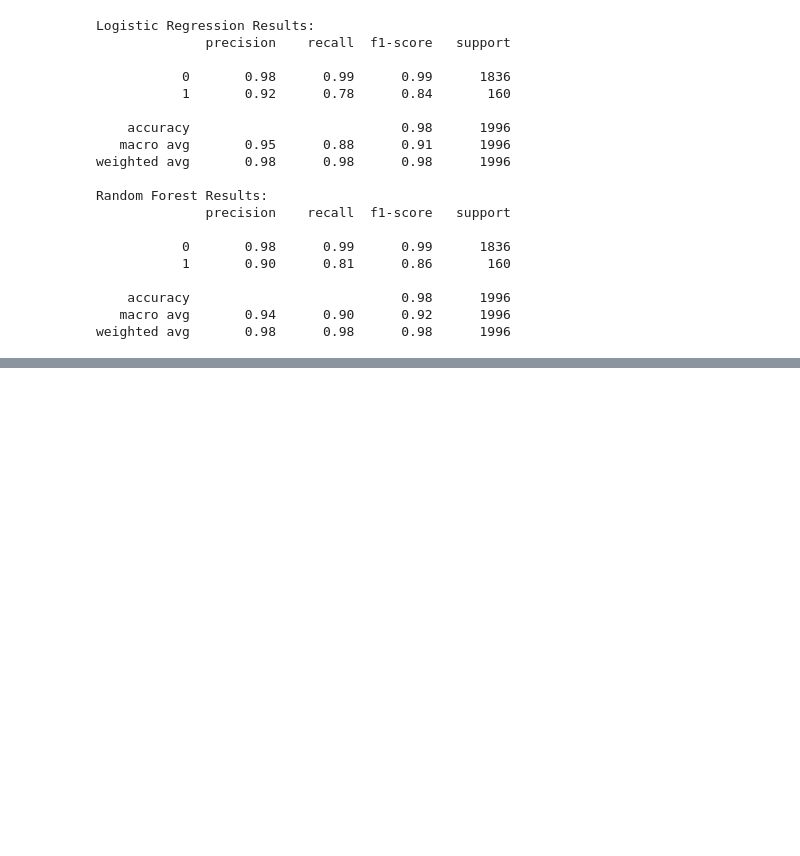
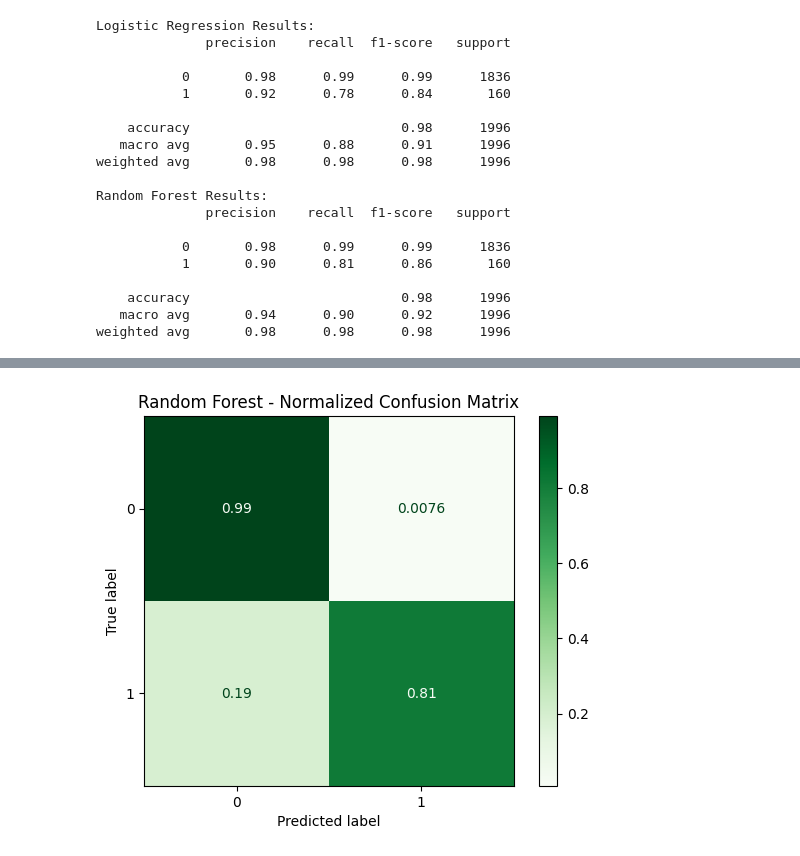
Before and after one commit to Deelaw15/Vodaphone-Customer-Churn, a Jupyter notebook: Data preparation.ipynb, the cells around one changed output, grey strips where cells are left out. Cells and saved outputs as stored; diff of their text form; code cells hidden in the pictures; blank space fills up the shorter version.

```diff
--- a/Data preparation.ipynb
+++ b/Data preparation.ipynb
@@ -305,0 +336,8 @@ weighted avg       0.98      0.98      0.98      1996
+# %%
+from sklearn.metrics import ConfusionMatrixDisplay
+
+ConfusionMatrixDisplay.from_estimator(rf_model, X_test, y_test, cmap="Greens", normalize='true')
+plt.title("Random Forest - Normalized Confusion Matrix")
+plt.show()
+# %% [output]
+[figure, added]
```
Also changed, not shown: parts of 4 cells of this notebook.
